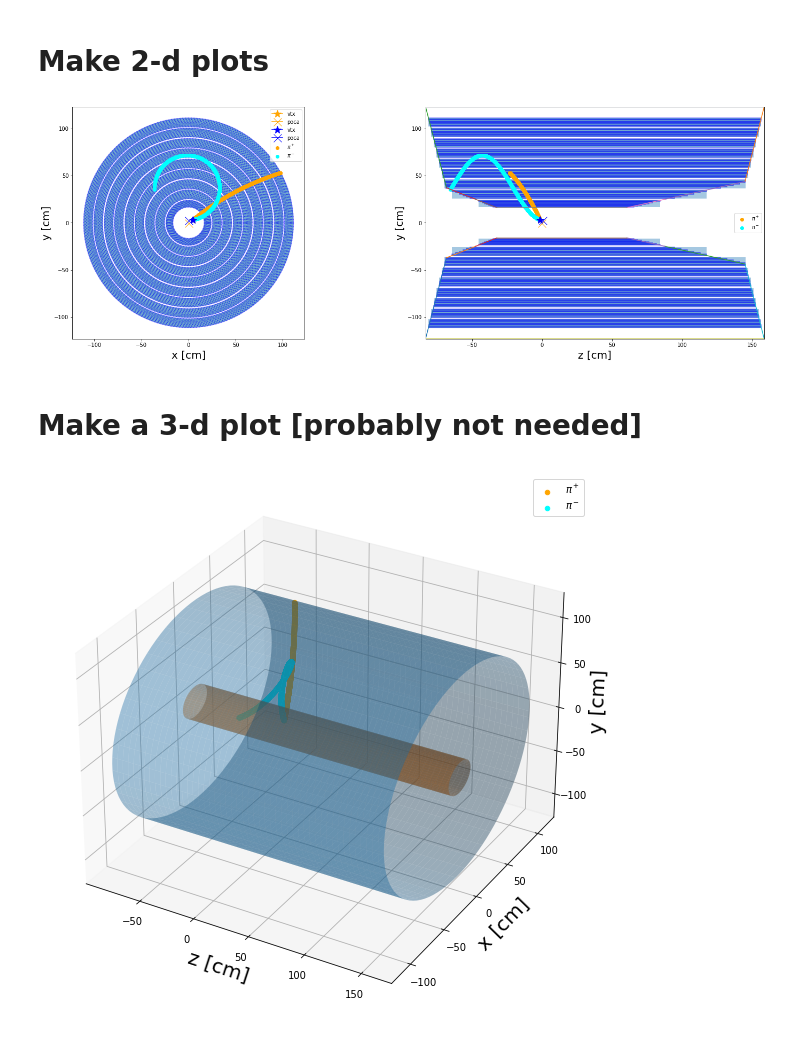
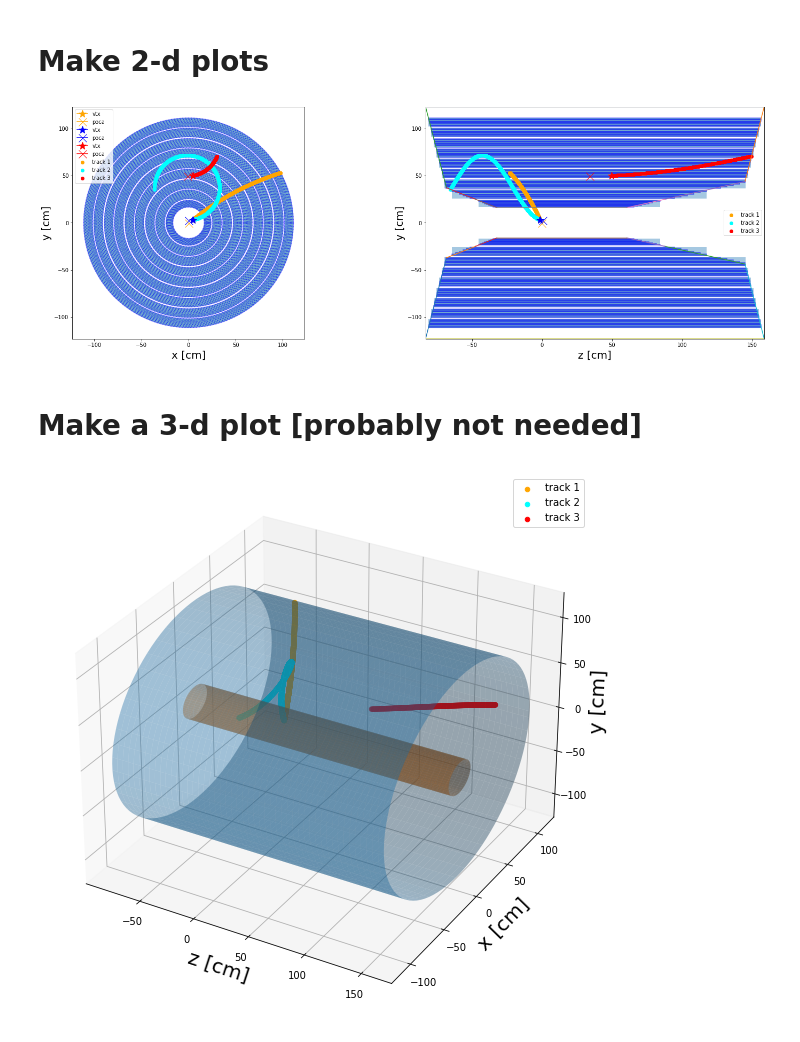
Before and after one commit to eberthol/B2TrEst, a Jupyter notebook: simple_example.ipynb, the cells around one changed output. Cells and saved outputs as stored; diff of their text form; code cells hidden in the pictures.

```diff
--- a/simple_example.ipynb
+++ b/simple_example.ipynb
@@ -75,18 +76,16 @@ d_p2 = {
 # %% [markdown]
 # Compute trajectories and evaluate the number of CDC hits
 # %%
-step=0.1   ## explain
-step_in_phi=False ## explain
+step=0.1  # by default, the steps are in arc-length in the (x-y) plane
 
-traj_p1 = trajectory(d_p1, cdc, step, step_in_phi=step_in_phi)
-traj_p2 = trajectory(d_p2, cdc, step, step_in_phi=step_in_phi)
+trk1 = trajectory(d_trk1, cdc, step)
+trk2 = trajectory(d_trk2, cdc, step)
+trk3 = trajectory(d_trk3, cdc, step)
 
-# ## ADVANCED, DON't PUT IT HERE
-# traj_p1 = trajectory(d_p1, cdc, step, step_in_phi=step_in_phi, min_setps_in_SL0_cell=7, min_setps_in_outer_cell=7)
-# traj_p2 = trajectory(d_p2, cdc, step, step_in_phi=step_in_phi, min_setps_in_SL0_cell=7, min_setps_in_outer_cell=7)
 print(f'step = {step}')
-print(f'track1: {traj_p1.CDChits} CDC hits')
-print(f'track2: {traj_p2.CDChits} CDC hits')
+print(f'track1: {trk1.CDChits} CDC hits')
+print(f'track2: {trk2.CDChits} CDC hits')
+print(f'track3: {trk3.CDChits} CDC hits')
 # %% [output]
 step = 0.1
 track1: 55 CDC hits
@@ -109,35 +105,43 @@ traj_p1.points.head()
 # %%
 fig, axs = plt.subplots(1, 2, figsize = (25,8))
 
 
 ## (x-y) plane
 ax = axs[0]
 cdc.xy_contour(fig, ax)
 # cdc.xy_cells(fig, ax) # if your model contains a lot of cells you may want to comment this line (it is slow)
-traj_p1.xy_trajectory(ax, r'$\pi^+$', 'orange')
-traj_p1.xy_vertex(ax, 'vtx', 'orange')
-traj_p1.xy_poca(ax, 'poca', 'orange')
+trk1.xy_trajectory(ax, 'track 1', 'orange')
+trk1.xy_vertex(ax, 'vtx', 'orange')
+trk1.xy_poca(ax, 'poca', 'orange')
 
-traj_p2.xy_trajectory(ax, r'$\pi^-$', 'cyan')
-traj_p2.xy_vertex(ax, 'vtx', 'b')
-traj_p2.xy_poca(ax, 'poca', 'b')
+trk2.xy_trajectory(ax, 'track 2', 'cyan')
+trk2.xy_vertex(ax, 'vtx', 'b')
+trk2.xy_poca(ax, 'poca', 'b')
+
+trk3.xy_trajectory(ax, 'track 3', 'red')
+trk3.xy_vertex(ax, 'vtx', 'r')
+trk3.xy_poca(ax, 'poca', 'r')
 ax.legend()
 
 ## (z-y) plane
 ax = axs[1]
 cdc.zy_contour(fig, ax)
 cdc.zy_layers(fig, ax)
-traj_p1.zy_trajectory(ax, r'$\pi^+$', 'orange')
-traj_p1.zy_vertex(ax, '', 'orange')
-traj_p1.zy_poca(ax, '', 'orange')
+trk1.zy_trajectory(ax, 'track 1', 'orange')
+trk1.zy_vertex(ax, '', 'orange')
+trk1.zy_poca(ax, '', 'orange')
 
-traj_p2.zy_trajectory(ax, r'$\pi^-$', 'cyan')
-traj_p2.zy_vertex(ax, '', 'b')
-traj_p2.zy_poca(ax, '', 'b')
+trk2.zy_trajectory(ax, 'track 2', 'cyan')
+trk2.zy_vertex(ax, '', 'b')
+trk2.zy_poca(ax, '', 'b')
+
+trk3.zy_trajectory(ax, 'track 3', 'red')
+trk3.zy_vertex(ax, '', 'r')
+trk3.zy_poca(ax, '', 'r')
 ax.legend()
 plt.show();
 # %% [output]
-[figure, old version]
+[figure, new version]
 # %% [markdown]
 # Make a 3-d plot [probably not needed]
 # %%
@@ -163,8 +167,9 @@ x_inner, y_inner, z_inner = cylinder(r=cdc.rho_min[0], h=2416.9*0.1, a=cdc.A[0])
 ax.plot_surface(z_outer, x_outer, y_outer, alpha = 0.4)
 ax.plot_surface(z_inner, x_inner, y_inner, alpha = 0.5)
 
-ax.scatter3D(traj_p1.points.z, traj_p1.points.y, traj_p1.points.x, c='orange', label=r'$\pi^+$')
-ax.scatter3D(traj_p2.points.z, traj_p2.points.y, traj_p2.points.x, c='cyan',   label=r'$\pi^-$')
+ax.scatter3D(trk1.points.z, trk1.points.y, trk1.points.x, c='orange', label='track 1')
+ax.scatter3D(trk2.points.z, trk2.points.y, trk2.points.x, c='cyan',   label='track 2')
+ax.scatter3D(trk3.points.z, trk3.points.y, trk3.points.x, c='red',   label='track 3')
 
 
 ax.set_xlabel('z [cm]', fontsize=20)
@@ -175,4 +180,4 @@ plt.legend()
 # plt.tight_layout()
 plt.show()
 # %% [output]
-[figure, old version]
+[figure, new version]
```
Also changed, not shown: parts of 5 cells of this notebook, 1 other file.
